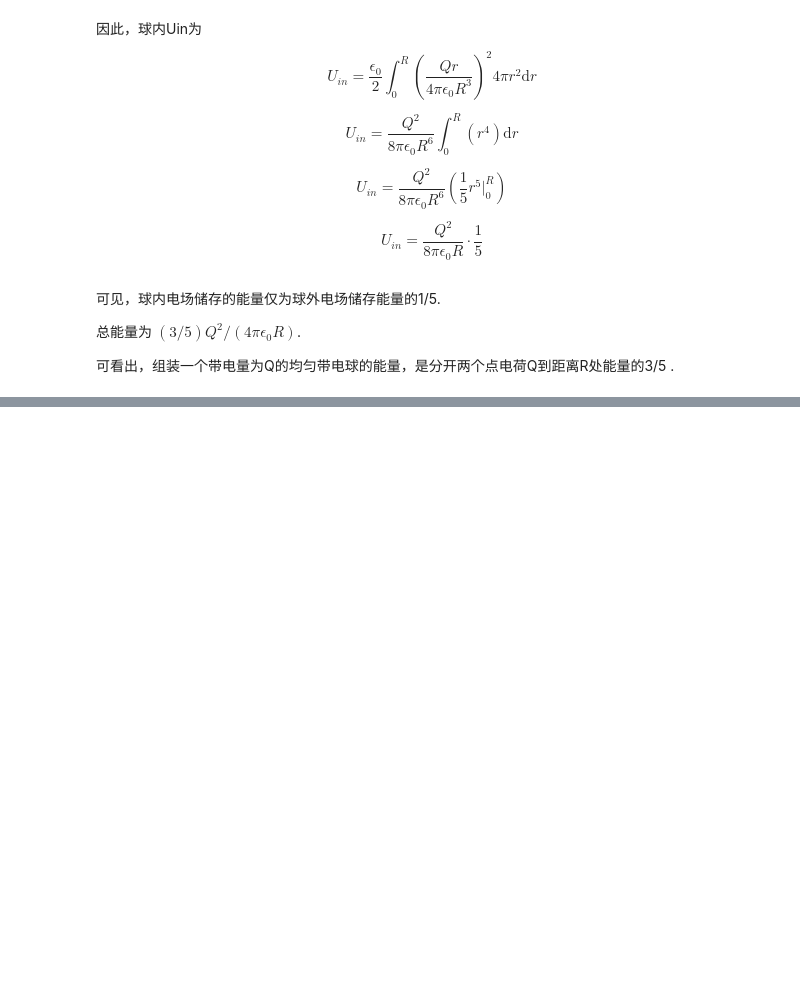
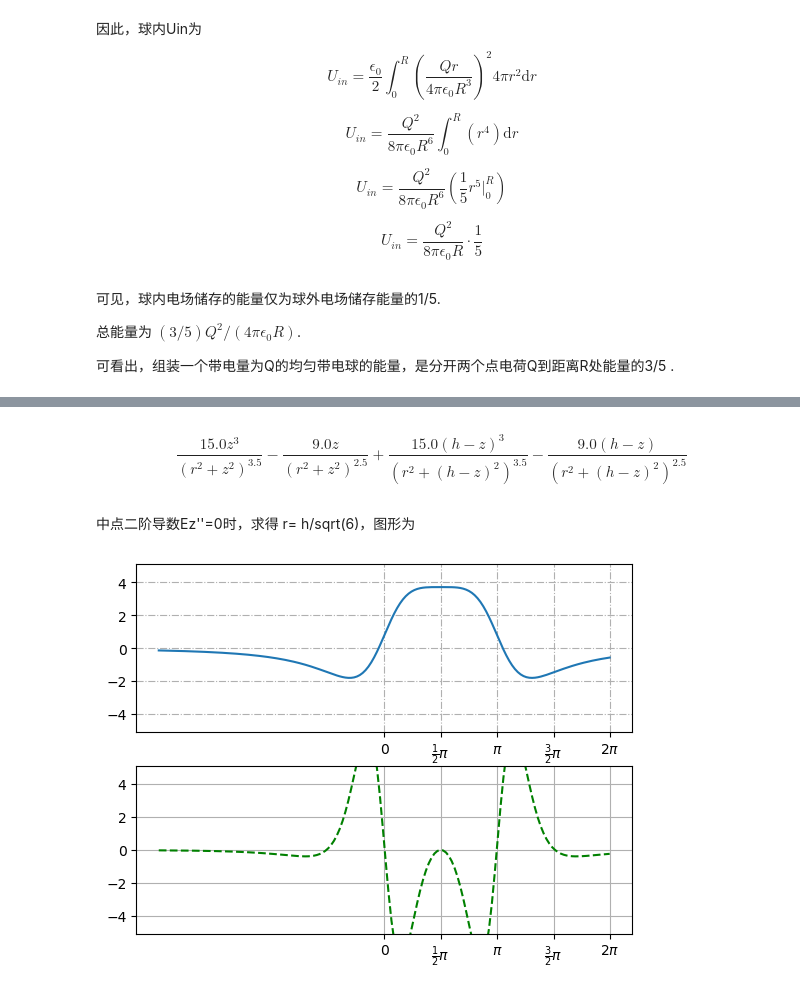
Before and after one commit to a67878813/electron_notes, a Jupyter notebook: chapter01静电学.ipynb, the cells around one changed output, grey strips where cells are left out. Saved outputs shown, nothing was run; the diff lists cells and outputs as text; code cells hidden in the pictures; blank space fills up the shorter version.

```diff
--- a/chapter01静电学.ipynb
+++ b/chapter01静电学.ipynb
@@ -294,0 +434,49 @@ $$ U_{in} = \frac{Q^2}{8 \pi \epsilon_0 R}   \cdot \frac{1}{5} $$
+# %% [markdown]
+$$\frac{15.0 z^{3}}{\left(r^{2} + z^{2}\right)^{3.5}} - \frac{9.0 z}{\left(r^{2} + z^{2}\right)^{2.5}} + \frac{15.0 \left(h - z\right)^{3}}{\left(r^{2} + \left(h - z\right)^{2}\right)^{3.5}} - \frac{9.0 \left(h - z\right)}{\left(r^{2} + \left(h - z\right)^{2}\right)^{2.5}}$$
+# %% [markdown]
+中点二阶导数Ez''=0时，求得  r= h/sqrt(6)，图形为
+# %%
+import matplotlib.pyplot as plt
+import numpy as np
+
+h = math.pi
+r = h /(sqrt(6))
+yrange = 5
+def f(z):
+    #原函数
+
+    return  z/ ((r**2 + z**2)**(3/2)         ) +  (h-z)/(  (r**2 + (h-z)**2)**(3/2)  )
+def g(z):
+    ##二阶导数
+
+    return 15.0*z**3/(r**2 + z**2)**3.5 - 9.0*z/(r**2 + z**2)**2.5 + 15.0*(h - z)**3/(r**2 + (h - z)**2)**3.5 - 9.0*(h - z)/(r**2 + (h - z)**2)**2.5
+
+xrange = np.pi* 2.0
+
+a = np.arange(-xrange ,xrange  , 0.08)
+
+cc = plt.subplot(2,1,1)# (行数， 列数，当前区域)
+plt.xticks(np.arange(-xrange,xrange,np.pi/2))
+cc.set_ylim(- yrange -0.1, yrange+0.1)
+#plt.yticks([-1,0,1])
+# _ = plt.yticks(ticks = [-1,0,1],ha = 'right')
+_ = plt.xticks(ticks = np.arange(0,xrange+0.1 ,np.pi/2), \
+labels = ['0',r'$\frac{1}{2}\pi$',r'$\pi$',r'$\frac{3}{2}\pi$',r'$2\pi$'] \
+)
+_=plt.grid(True, linestyle='-.')
+plt.plot(a,f(a)*(h**2))
+#Z 轴单位为 Q/(4 pi e0 h^2)
+#------------------
+
+cc2=plt.subplot(2,1,2)
+plt.xticks(np.arange(-xrange,xrange,np.pi/2))
+cc2.set_ylim(- yrange -0.1, yrange+0.1)
+_ = plt.xticks(ticks = np.arange(0,xrange+0.1 ,np.pi/2), \
+labels = ['0',r'$\frac{1}{2}\pi$',r'$\pi$',r'$\frac{3}{2}\pi$',r'$2\pi$'] \
+)
+_=plt.grid(True, linestyle='-')
+plt.plot(a,g(a)*(h**2),'g--')
+
+plt.show()
+# %% [output]
+[figure, added]
```
Also changed, not shown: parts of 59 cells of this notebook.
